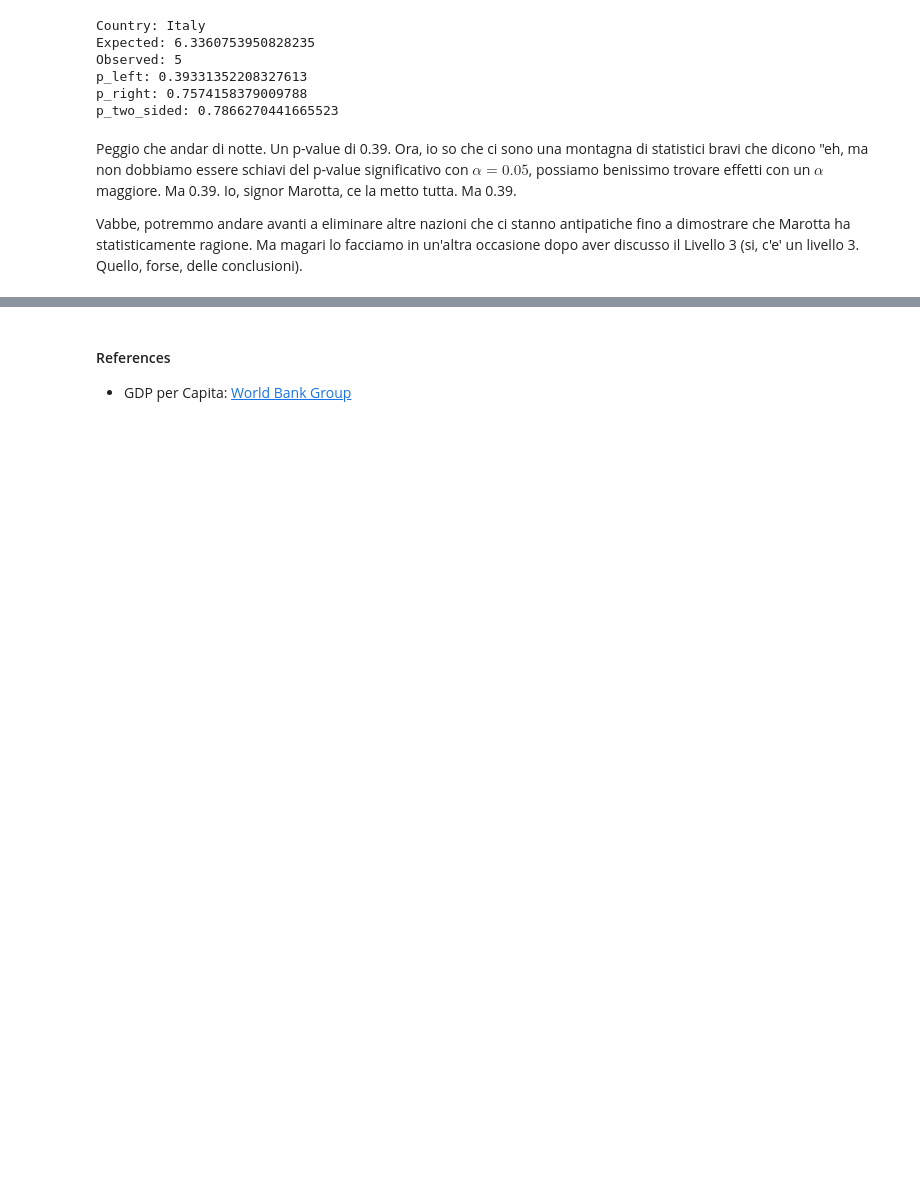
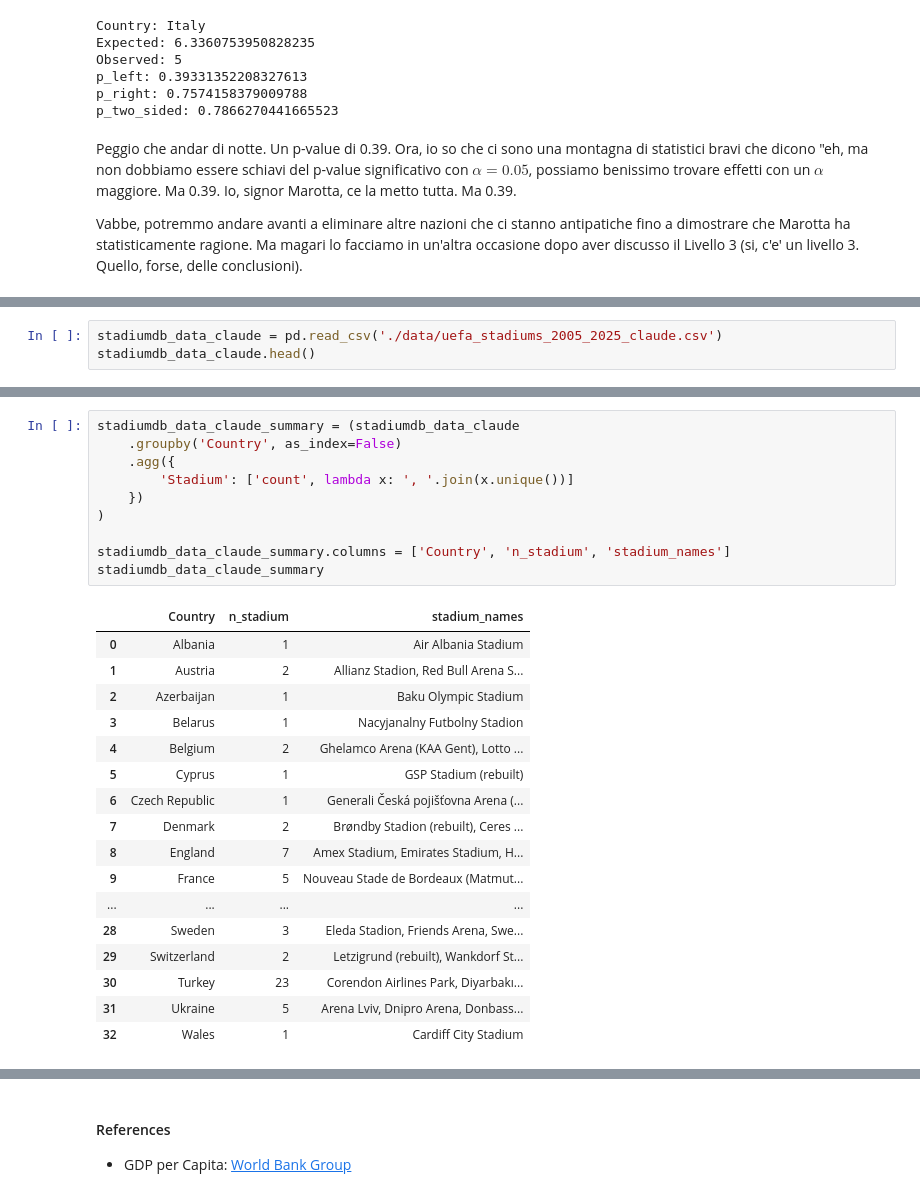
Before and after one commit to pacoraggio/Stadium, a Jupyter notebook: analysis.ipynb, the cells around one changed output, grey strips where cells are left out. Saved outputs shown, nothing was run; the diff lists cells and outputs as text; blank space fills up the shorter version.

```diff
--- a/analysis.ipynb
+++ b/analysis.ipynb
@@ -527,0 +561,3 @@ Vabbe, potremmo andare avanti a eliminare altre nazioni che ci stanno antipatich
+# %%
+stadiumdb_data_claude = pd.read_csv('./data/uefa_stadiums_2005_2025_claude.csv')
+stadiumdb_data_claude.head()
@@ -527,0 +571,28 @@ Vabbe, potremmo andare avanti a eliminare altre nazioni che ci stanno antipatich
+# %%
+stadiumdb_data_claude_summary = (stadiumdb_data_claude
+    .groupby('Country', as_index=False)
+    .agg({
+        'Stadium': ['count', lambda x: ', '.join(x.unique())]
+    })
+)
+
+stadiumdb_data_claude_summary.columns = ['Country', 'n_stadium', 'stadium_names']
+stadiumdb_data_claude_summary
+# %% [output]
+|  | Country | n_stadium | stadium_names |
+| 0 | Albania | 1 | Air Albania Stadium |
+| 1 | Austria | 2 | Allianz Stadion, Red Bull Arena S... |
+| 2 | Azerbaijan | 1 | Baku Olympic Stadium |
+| 3 | Belarus | 1 | Nacyjanalny Futbolny Stadion |
+| 4 | Belgium | 2 | Ghelamco Arena (KAA Gent), Lotto ... |
+| 5 | Cyprus | 1 | GSP Stadium (rebuilt) |
+| 6 | Czech Republic | 1 | Generali Česká pojišťovna Arena (... |
+| 7 | Denmark | 2 | Brøndby Stadion (rebuilt), Ceres ... |
+| 8 | England | 7 | Amex Stadium, Emirates Stadium, H... |
+| 9 | France | 5 | Nouveau Stade de Bordeaux (Matmut... |
+| ... | ... | ... | ... |
+| 28 | Sweden | 3 | Eleda Stadion, Friends Arena, Swe... |
+| 29 | Switzerland | 2 | Letzigrund (rebuilt), Wankdorf St... |
+| 30 | Turkey | 23 | Corendon Airlines Park, Diyarbakı... |
+| 31 | Ukraine | 5 | Arena Lviv, Dnipro Arena, Donbass... |
+| 32 | Wales | 1 | Cardiff City Stadium |
```
Also changed, not shown: parts of 21 cells of this notebook, 3 other files.
